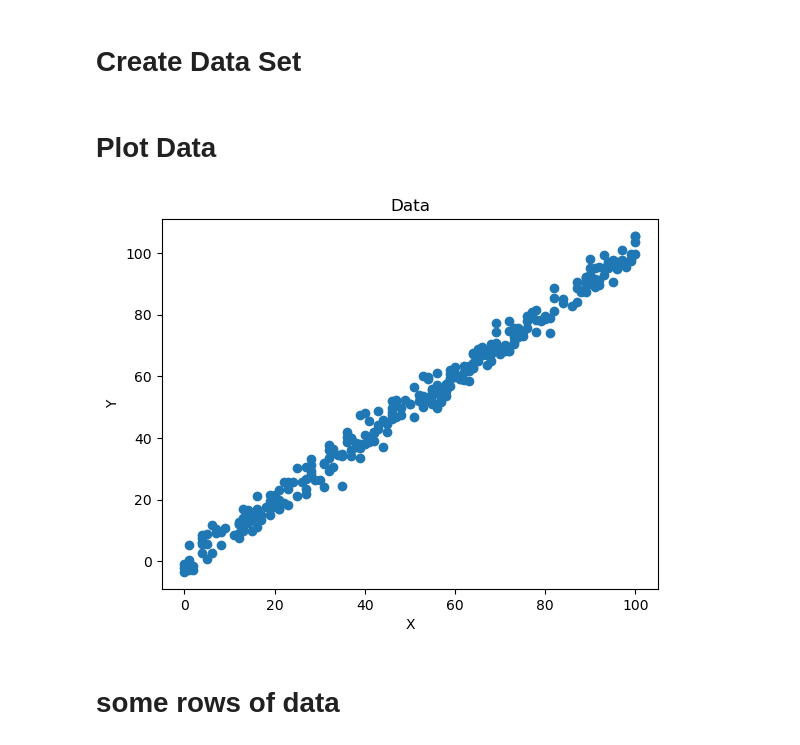
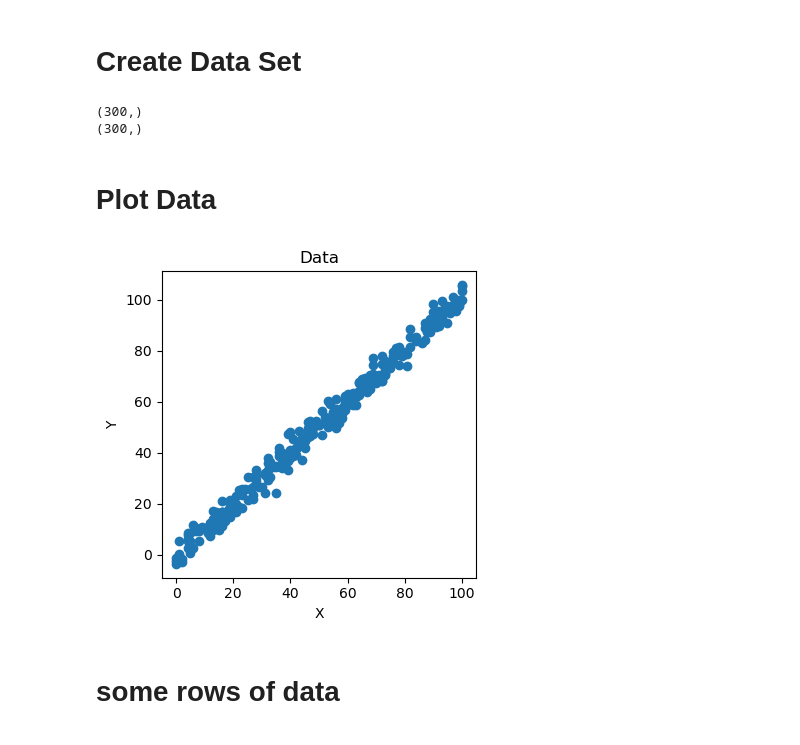
Before and after one commit to SamimSn/Linear-Regression, a Jupyter notebook: linear_regression.ipynb, the cells around one changed output. Cells and saved outputs as stored; diff of their text form; code cells hidden in the pictures.

```diff
--- a/linear_regression.ipynb
+++ b/linear_regression.ipynb
@@ -16,13 +9,27 @@ y_array = np.round(y_column.to_numpy(), 2)
+# %%
+data = pd.read_csv("practice_data.csv")
+x = np.array(data["x"])
+y = np.array(data["y"])
+
+print(x.shape)
+print(y.shape)
+# %% [output]
+(300,)
+(300,)
 # %% [markdown]
 # Plot Data
-# %%
-plt.plot(x_array, y_array, 'o')
-plt.title("Data")
-plt.xlabel("X")
-plt.ylabel("Y")
-plt.show()
-# %% [output]
-[figure, removed]
+# %%
+fig, axs = plt.subplots(1, 1, figsize=(4, 4))
+
+axs.set_title("Data")
+axs.set_xlabel("X")
+axs.set_ylabel("Y")
+axs.plot(x, y, 'o')
+
+plt.tight_layout()
+plt.show()
+# %% [output]
+[figure, added]
 # %% [markdown]
 # some rows of data
 # %%
```
Also changed, not shown: parts of 16 cells of this notebook.
